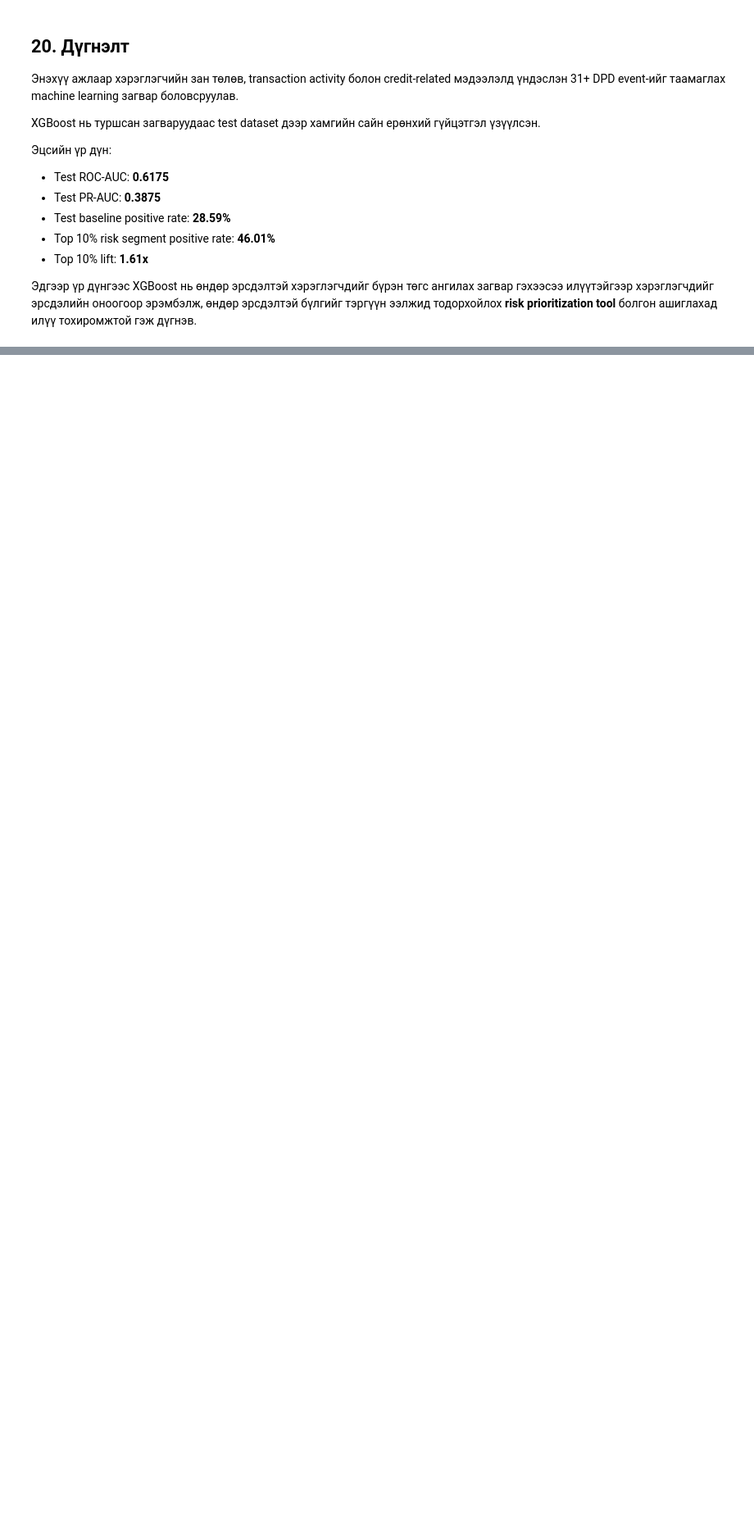
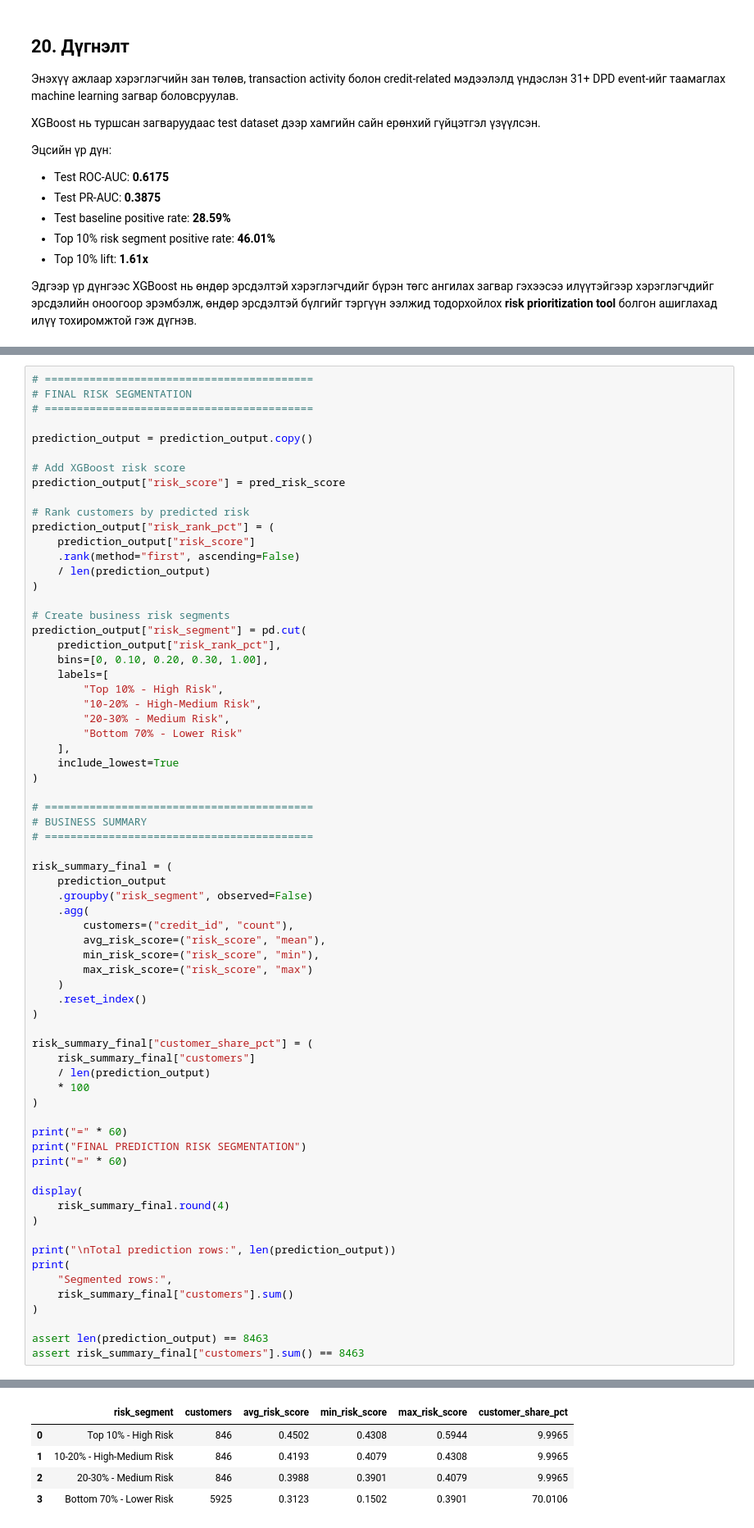
Before and after one commit to Khishigjargal42/toki_ds_task, a Jupyter notebook: notebooks/Toki_DPD91_Final.ipynb, the cells around one changed output, grey strips where cells are left out. Shown at 82% size. Drawn from its saved outputs; the diff is of its cells as text; blank space fills up the shorter version.

```diff
--- a/notebooks/Toki_DPD91_Final.ipynb
+++ b/notebooks/Toki_DPD91_Final.ipynb
@@ -10079,0 +10624,69 @@ XGBoost нь туршсан загваруудаас test dataset дээр ха
+# %%
+# ==========================================
+# FINAL RISK SEGMENTATION
+# ==========================================
+
+prediction_output = prediction_output.copy()
+
+# Add XGBoost risk score
+prediction_output["risk_score"] = pred_risk_score
+
+# Rank customers by predicted risk
+prediction_output["risk_rank_pct"] = (
+    prediction_output["risk_score"]
+    .rank(method="first", ascending=False)
+    / len(prediction_output)
+)
+
+# Create business risk segments
+prediction_output["risk_segment"] = pd.cut(
+    prediction_output["risk_rank_pct"],
+    bins=[0, 0.10, 0.20, 0.30, 1.00],
+    labels=[
+        "Top 10% - High Risk",
+        "10-20% - High-Medium Risk",
+        "20-30% - Medium Risk",
+        "Bottom 70% - Lower Risk"
+    ],
+    include_lowest=True
+)
+
+# ==========================================
+# BUSINESS SUMMARY
+# ==========================================
+
+risk_summary_final = (
+    prediction_output
+    .groupby("risk_segment", observed=False)
+    .agg(
+        customers=("credit_id", "count"),
+        avg_risk_score=("risk_score", "mean"),
+        min_risk_score=("risk_score", "min"),
+        max_risk_score=("risk_score", "max")
+    )
+    .reset_index()
+)
+
+risk_summary_final["customer_share_pct"] = (
+    risk_summary_final["customers"]
+    / len(prediction_output)
+    * 100
+)
+
+print("=" * 60)
+print("FINAL PREDICTION RISK SEGMENTATION")
+print("=" * 60)
+
+display(
+    risk_summary_final.round(4)
+)
+
+print("\nTotal prediction rows:", len(prediction_output))
+print(
+    "Segmented rows:",
+    risk_summary_final["customers"].sum()
+)
+
+assert len(prediction_output) == 8463
+assert risk_summary_final["customers"].sum() == 8463
+# %% [output]
@@ -10079,0 +10696,5 @@ XGBoost нь туршсан загваруудаас test dataset дээр ха
+|  | risk_segment | customers | avg_risk_score | min_risk_score | max_risk_score | customer_share_pct |
+| 0 | Top 10% - High Risk | 846 | 0.4502 | 0.4308 | 0.5944 | 9.9965 |
+| 1 | 10-20% - High-Medium Risk | 846 | 0.4193 | 0.4079 | 0.4308 | 9.9965 |
+| 2 | 20-30% - Medium Risk | 846 | 0.3988 | 0.3901 | 0.4079 | 9.9965 |
+| 3 | Bottom 70% - Lower Risk | 5925 | 0.3123 | 0.1502 | 0.3901 | 70.0106 |
```
Also changed, not shown: parts of 25 cells of this notebook, 2 other files.
